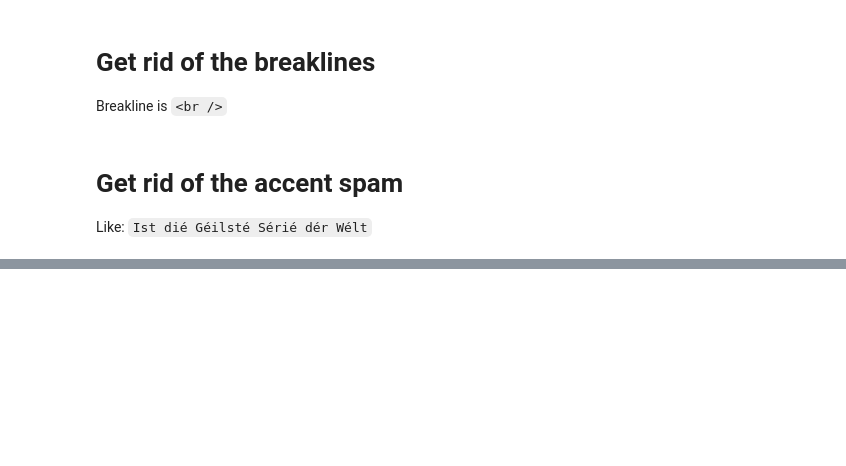
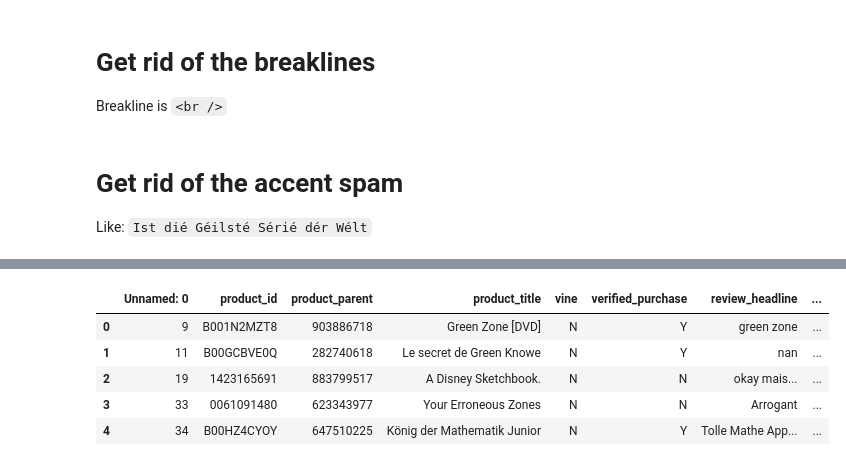
Before and after one commit to Kajzzer/BigData, a Jupyter notebook: Data cleaning and preprocessing.ipynb, the cells around one changed output, grey strips where cells are left out. Cells and saved outputs as stored; diff of their text form; code cells hidden in the pictures; blank space fills up the shorter version.

```diff
--- a/Data cleaning and preprocessing.ipynb
+++ b/Data cleaning and preprocessing.ipynb
@@ -166,3 +166,22 @@ df.loc[742]
 | 742 | 7166 | B007ATHNJA | 782003376 | Monteverdi, Claudio - L'incoronaz... | N | Y | Eine meiner Lieblings - CD´`s | ... |
 | 742 | 7554 | 3125362318 | 671217915 | The Hound of the Baskervilles: En... | N | N | Super spannend | ... |
 | 742 | 7605 | B008JGSM6G | 345007076 | Flow Free | N | Y | addictive | ... |
+# %%
+# remove urls
+
+for x in df['review_body'].values:
+    try:
+        re.sub(r"http\S+", '', x)
+    except:
+        print(x)
+
+df['review_body'] = df['review_body'].map(lambda x: re.sub(r"http\S+", '', x))
+# %%
+df.head()
+# %% [output]
+|  | Unnamed: 0 | product_id | product_parent | product_title | vine | verified_purchase | review_headline | ... |
+| 0 | 9 | B001N2MZT8 | 903886718 | Green Zone [DVD] | N | Y | green zone | ... |
+| 1 | 11 | B00GCBVE0Q | 282740618 | Le secret de Green Knowe | N | Y | nan | ... |
+| 2 | 19 | 1423165691 | 883799517 | A Disney Sketchbook. | N | N | okay mais... | ... |
+| 3 | 33 | 0061091480 | 623343977 | Your Erroneous Zones | N | N | Arrogant | ... |
+| 4 | 34 | B00HZ4CYOY | 647510225 | König der Mathematik Junior | N | Y | Tolle Mathe App... | ... |
```
Also changed, not shown: parts of 5 cells of this notebook, 1 other file.
